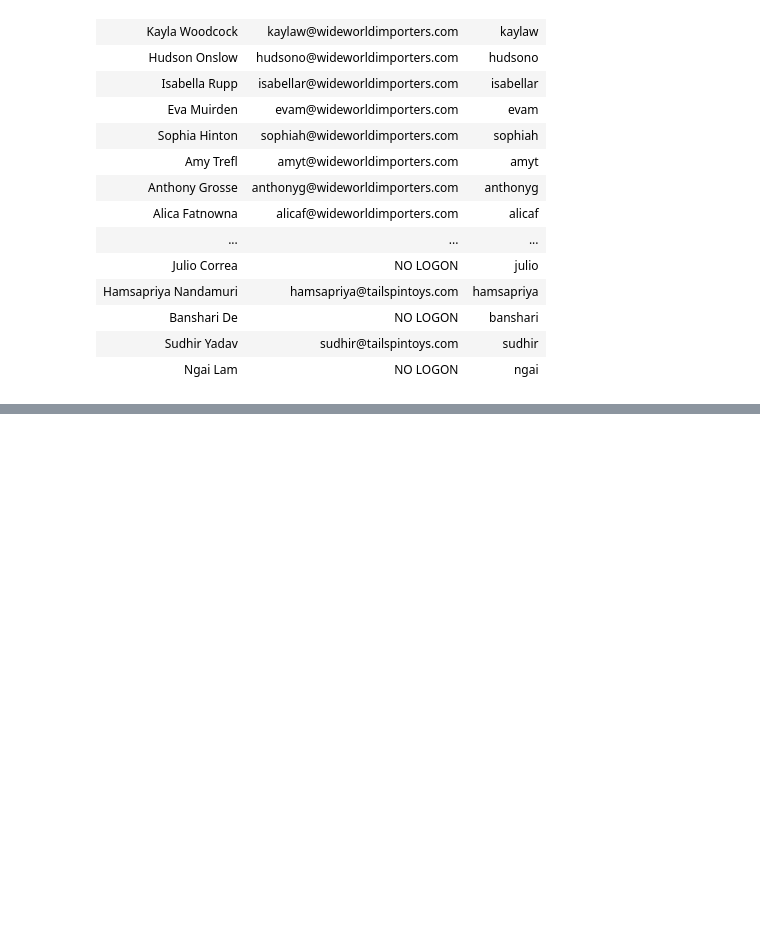
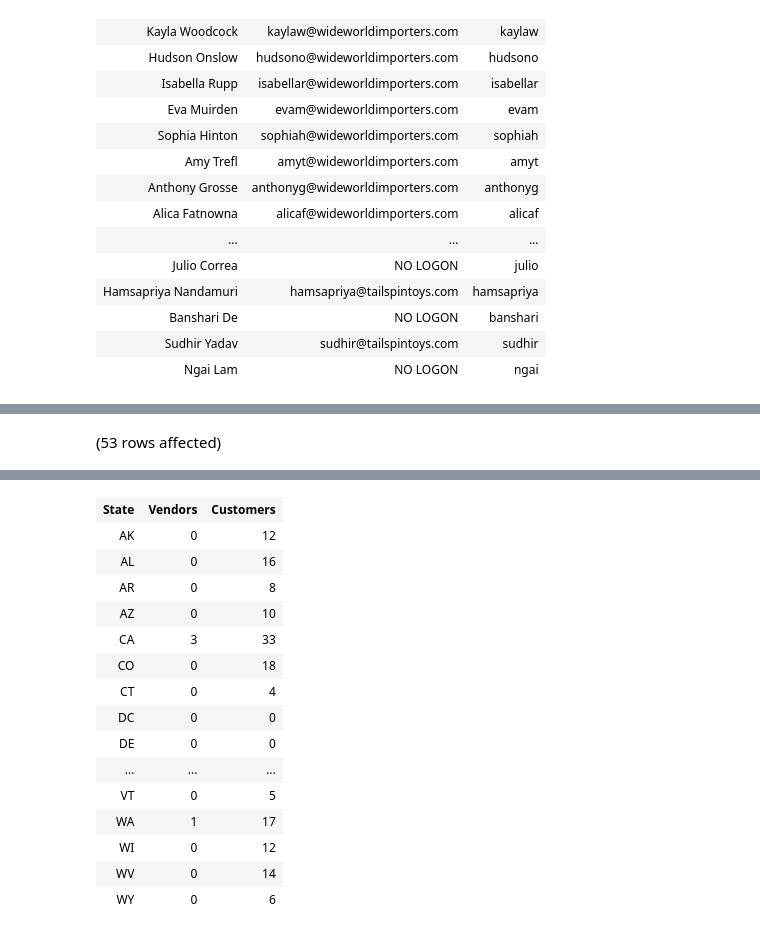
Before and after one commit to mssa-2023-fall/Stack-Overflow, a Jupyter notebook: SQL/SQLQuery/Lesson1.ipynb, the cells around one changed output, grey strips where cells are left out. Saved outputs shown, nothing was run; the diff lists cells and outputs as text; code cells hidden in the pictures; blank space fills up the shorter version.

```diff
--- a/SQL/SQLQuery/Lesson1.ipynb
+++ b/SQL/SQLQuery/Lesson1.ipynb
@@ -69,0 +127,14 @@ Total execution time: 00:00:00.140
+# %%
+SELECT  st.StateProvinceCode AS [State],
+        Count(s.SupplierID) AS Vendors,
+        Count(cus.CustomerID) AS Customers
+FROM Application.StateProvinces st
+LEFT JOIN Application.Cities c
+    on st.StateProvinceID = c.StateProvinceID
+LEFT JOIN Purchasing.Suppliers s
+    on c.CityID = s.PostalCityID
+LEFT JOIN Sales.Customers cus
+    on c.CityID = cus.PostalCityID
+GROUP BY st.StateProvinceCode
+ORDER BY st.StateProvinceCode ASC;
+# %% [output]
@@ -69,0 +142 @@ Total execution time: 00:00:00.140
+(53 rows affected)
@@ -69,0 +144,16 @@ Total execution time: 00:00:00.140
+| State | Vendors | Customers |
+| AK | 0 | 12 |
+| AL | 0 | 16 |
+| AR | 0 | 8 |
+| AZ | 0 | 10 |
+| CA | 3 | 33 |
+| CO | 0 | 18 |
+| CT | 0 | 4 |
+| DC | 0 | 0 |
+| DE | 0 | 0 |
+| ... | ... | ... |
+| VT | 0 | 5 |
+| WA | 1 | 17 |
+| WI | 0 | 12 |
+| WV | 0 | 14 |
+| WY | 0 | 6 |
```
Also changed, not shown: parts of 9 cells of this notebook.
